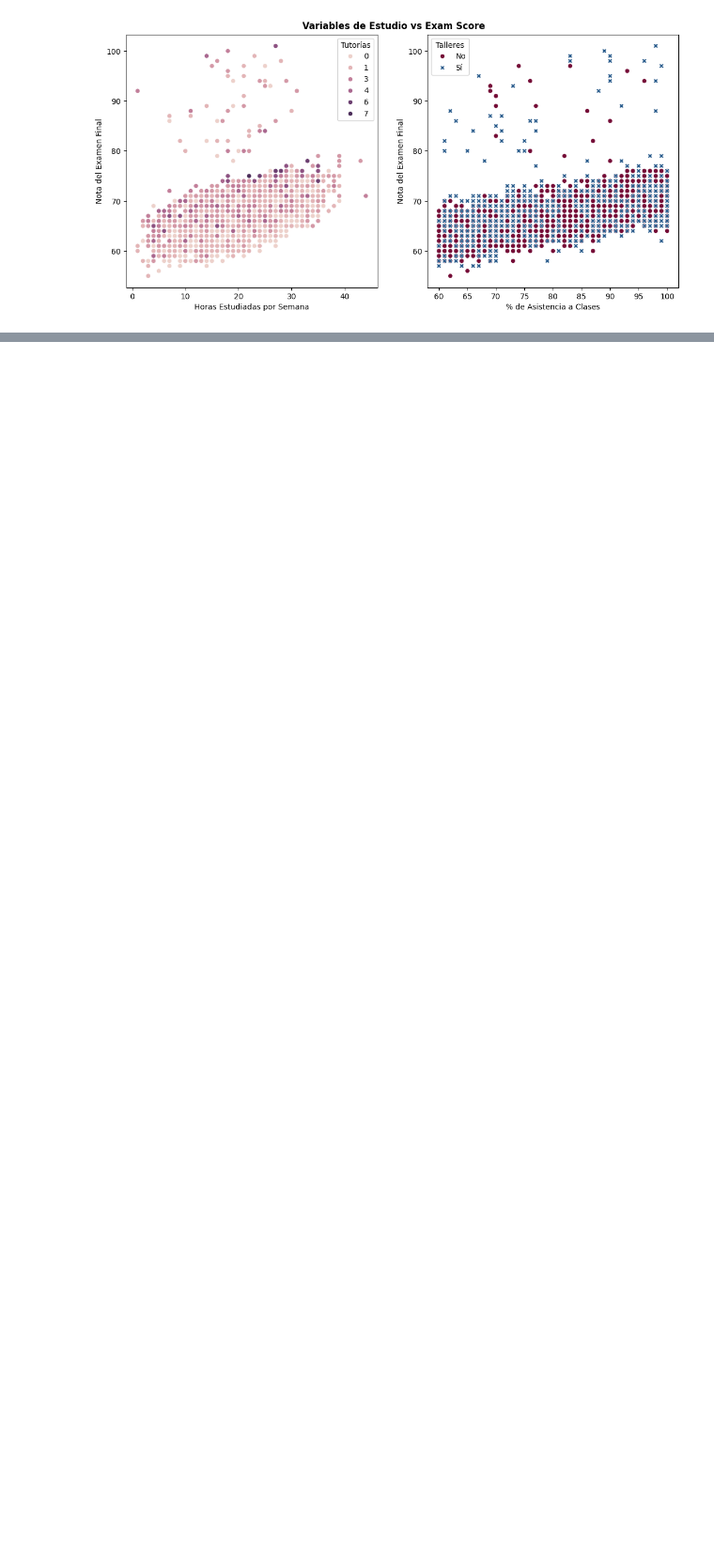
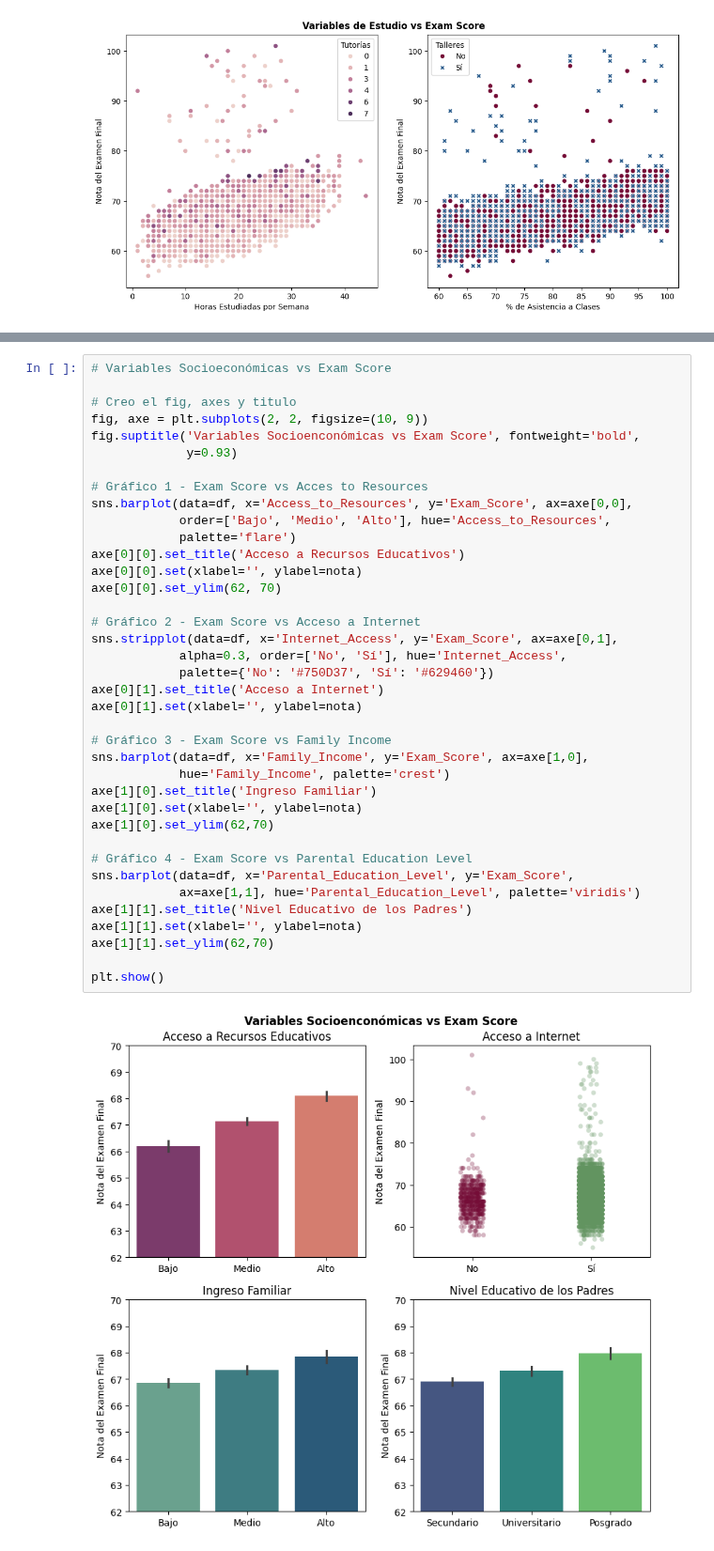
Before and after one commit to christianV1zcardo/Proyecto_Students_Performance_EDA, a Jupyter notebook: eda_study_perf.ipynb, the cells around one changed output, grey strips where cells are left out. Shown at 94% size. Drawn from its saved outputs; the diff is of its cells as text; blank space fills up the shorter version.

```diff
--- a/eda_study_perf.ipynb
+++ b/eda_study_perf.ipynb
@@ -294,0 +296,40 @@ axe[1][1].set_ylim(62, 70)
+# %%
+# Variables Socioeconómicas vs Exam Score
+
+# Creo el fig, axes y titulo
+fig, axe = plt.subplots(2, 2, figsize=(10, 9))
+fig.suptitle('Variables Socioenconómicas vs Exam Score', fontweight='bold',
+             y=0.93)
+
+# Gráfico 1 - Exam Score vs Acces to Resources
+sns.barplot(data=df, x='Access_to_Resources', y='Exam_Score', ax=axe[0,0],
+            order=['Bajo', 'Medio', 'Alto'], hue='Access_to_Resources',
+            palette='flare')
+axe[0][0].set_title('Acceso a Recursos Educativos')
+axe[0][0].set(xlabel='', ylabel=nota)
+axe[0][0].set_ylim(62, 70)
+
+# Gráfico 2 - Exam Score vs Acceso a Internet
+sns.stripplot(data=df, x='Internet_Access', y='Exam_Score', ax=axe[0,1],
+            alpha=0.3, order=['No', 'Sí'], hue='Internet_Access',
+            palette={'No': '#750D37', 'Sí': '#629460'})
+axe[0][1].set_title('Acceso a Internet')
+axe[0][1].set(xlabel='', ylabel=nota)
+
+# Gráfico 3 - Exam Score vs Family Income
+sns.barplot(data=df, x='Family_Income', y='Exam_Score', ax=axe[1,0],
+            hue='Family_Income', palette='crest')
+axe[1][0].set_title('Ingreso Familiar')
+axe[1][0].set(xlabel='', ylabel=nota)
+axe[1][0].set_ylim(62,70)
+
+# Gráfico 4 - Exam Score vs Parental Education Level
+sns.barplot(data=df, x='Parental_Education_Level', y='Exam_Score',
+            ax=axe[1,1], hue='Parental_Education_Level', palette='viridis')
+axe[1][1].set_title('Nivel Educativo de los Padres')
+axe[1][1].set(xlabel='', ylabel=nota)
+axe[1][1].set_ylim(62,70)
+
+plt.show()
+# %% [output]
+[figure, added]
```
Also changed, not shown: parts of 3 cells of this notebook, 3 other files.
